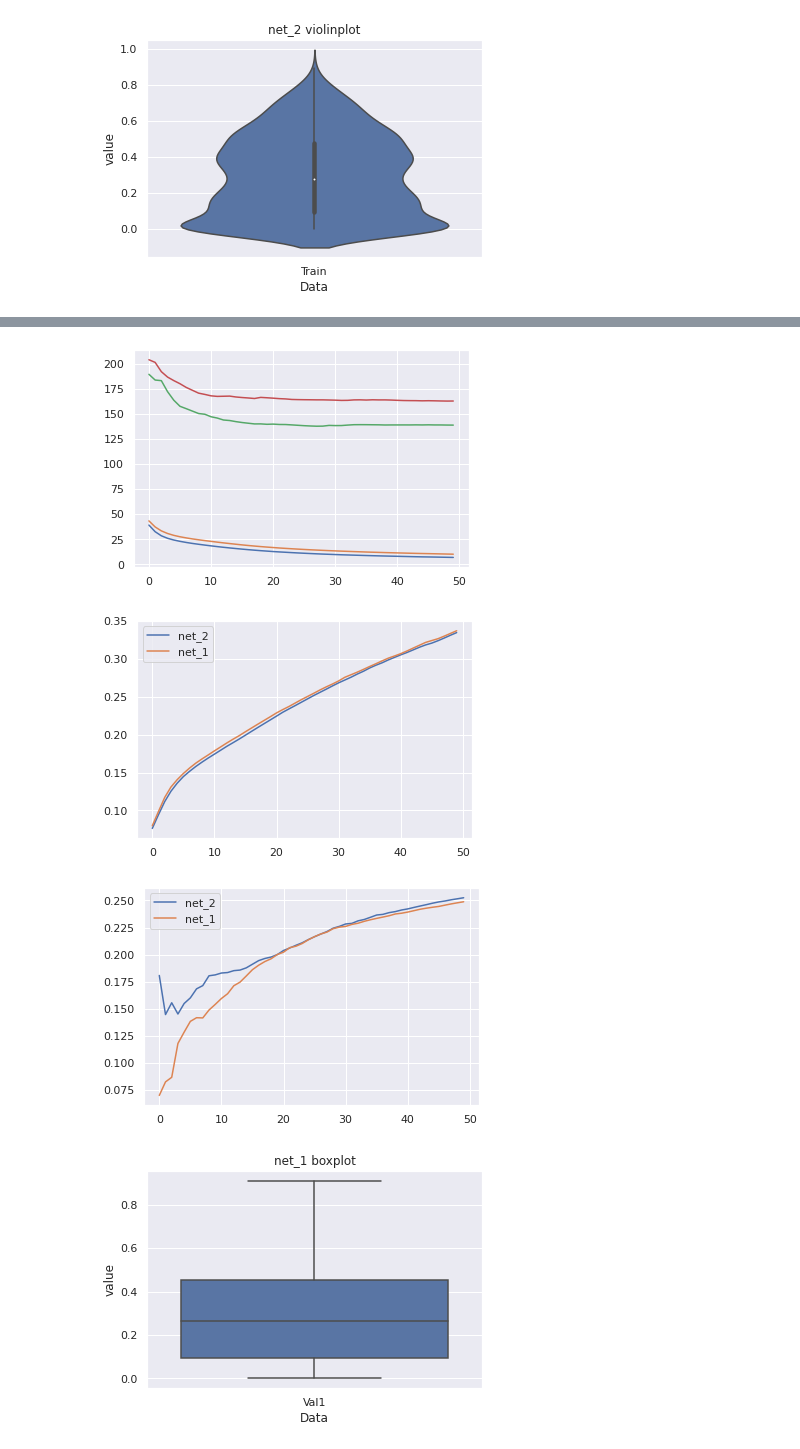
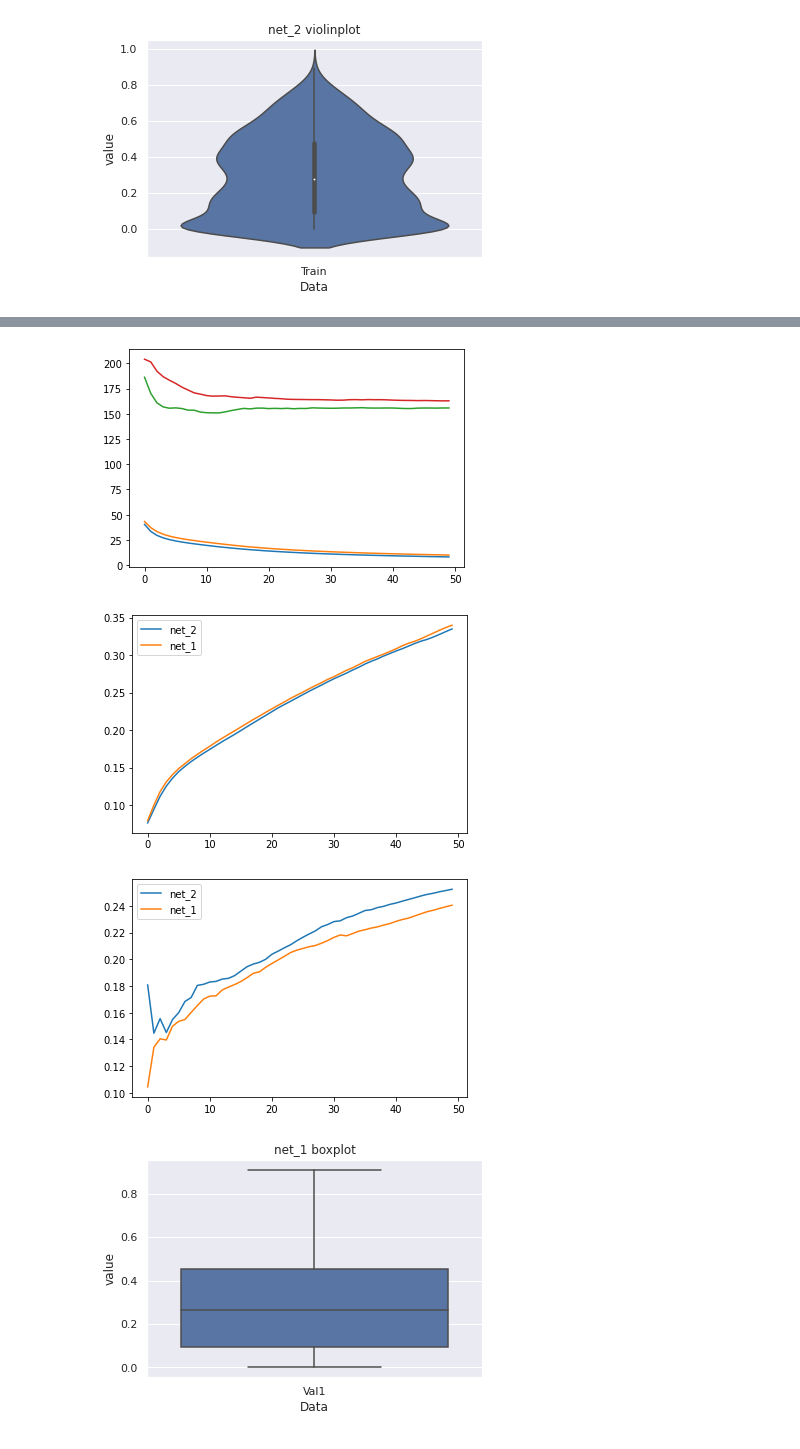
Before and after one commit to Jmckone1/unet, a Jupyter notebook: plot_outputs_2.ipynb, the cells around one changed output, grey strips where cells are left out. Cells and saved outputs as stored; diff of their text form; code cells hidden in the pictures.

```diff
--- a/plot_outputs_2.ipynb
+++ b/plot_outputs_2.ipynb
@@ -218,10 +218,10 @@ c ,c1,z ,z1 = [],[],[],[]
 u ,u1,o ,o1 = [],[],[],[]
 
 for i in range(50):
-    x = np.append(x, np.genfromtxt("Checkpoints_RANO/Unet_8_3_data/epoch_"+str(i)+"training_loss",delimiter=','))
+    x = np.append(x, np.genfromtxt("Checkpoints_RANO/Unet_8_2_data/epoch_"+str(i)+"training_loss",delimiter=','))
     v = np.append(v, np.mean(x[np.logical_not(np.isnan(x))]))
 
-    y = np.append(y, np.genfromtxt("Checkpoints_RANO/Unet_8_3_data/epoch_"+str(i)+"validation_loss",delimiter=','))
+    y = np.append(y, np.genfromtxt("Checkpoints_RANO/Unet_8_2_data/epoch_"+str(i)+"validation_loss",delimiter=','))
     b = np.append(b, np.mean(y[np.logical_not(np.isnan(y))]))
 
     x2 = np.append(x2, np.genfromtxt("Checkpoints_RANO/Unet_8_4_data/epoch_"+str(i)+"training_loss",delimiter=','))
@@ -233,13 +233,13 @@ for i in range(50):
     c = np.append(c, np.genfromtxt("Checkpoints_RANO/Unet_8_4_data/epoch_"+str(i)+"jaccard_index",delimiter=','))
     c1 = np.append(c1, np.mean(c[np.logical_not(np.isnan(c))]))
 
-    z = np.append(z, np.genfromtxt("Checkpoints_RANO/Unet_8_3_data/epoch_"+str(i)+"jaccard_index",delimiter=','))
+    z = np.append(z, np.genfromtxt("Checkpoints_RANO/Unet_8_2_data/epoch_"+str(i)+"jaccard_index",delimiter=','))
     z1 = np.append(z1, np.mean(z[np.logical_not(np.isnan(z))]))
 
     u = np.append(u, np.genfromtxt("Checkpoints_RANO/Unet_8_4_data/epoch_"+str(i)+"validation_jaccard_index",delimiter=','))
     u1 = np.append(u1, np.mean(u[np.logical_not(np.isnan(u))]))
 
-    o = np.append(o, np.genfromtxt("Checkpoints_RANO/Unet_8_3_data/epoch_"+str(i)+"validation_jaccard_index",delimiter=','))
+    o = np.append(o, np.genfromtxt("Checkpoints_RANO/Unet_8_2_data/epoch_"+str(i)+"validation_jaccard_index",delimiter=','))
     o1 = np.append(o1, np.mean(o[np.logical_not(np.isnan(o))]))
 
 ax = plt.subplot()
@@ -285,7 +285,7 @@ val1 = pd.DataFrame(data=Val0, columns=range(1)).assign(Data="Val1")
 
 net_1 = pd.melt(val1, id_vars=['Data'])
 
-Val2 = np.genfromtxt("Checkpoints_RANO/Unet_8_3_data/epoch_"+str(50-1)+"validation_jaccard_index",delimiter=',')
+Val2 = np.genfromtxt("Checkpoints_RANO/Unet_8_2_data/epoch_"+str(50-1)+"validation_jaccard_index",delimiter=',')
 val3 = pd.DataFrame(data=Val2, columns=range(1)).assign(Data="Val2")
 
 net_2 = pd.melt(val3, id_vars=['Data'])
@@ -340,4 +340,4 @@ plt.show()
-[figure, old version]
+[figure, new version]
-[figure, old version]
+[figure, new version]
-[figure, old version]
+[figure, new version]
 [figure]
```
Also changed, not shown: parts of 1 cell of this notebook, 3 other files.
